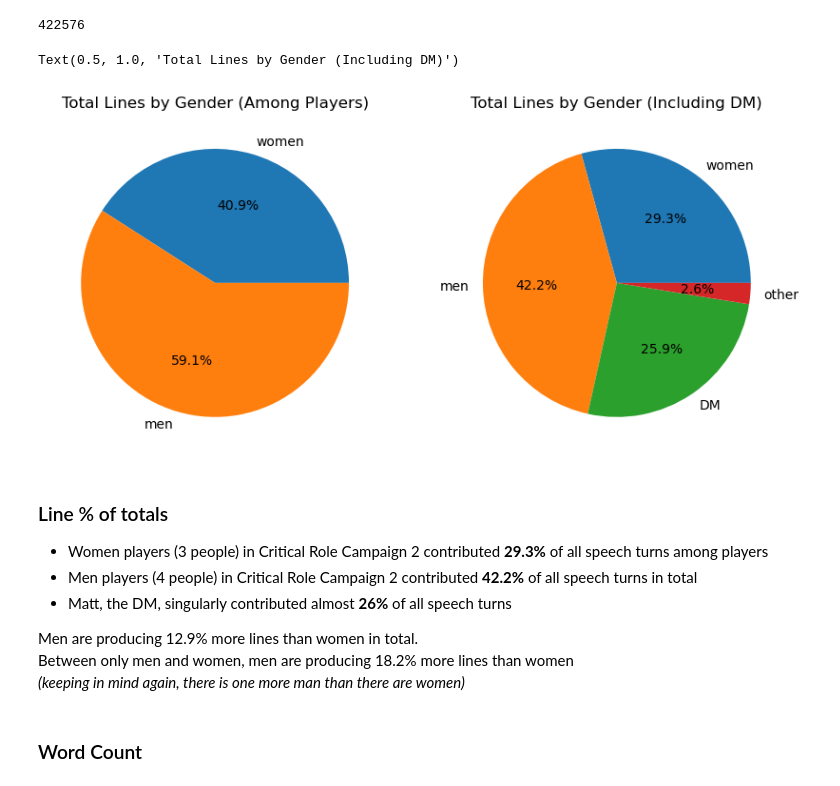
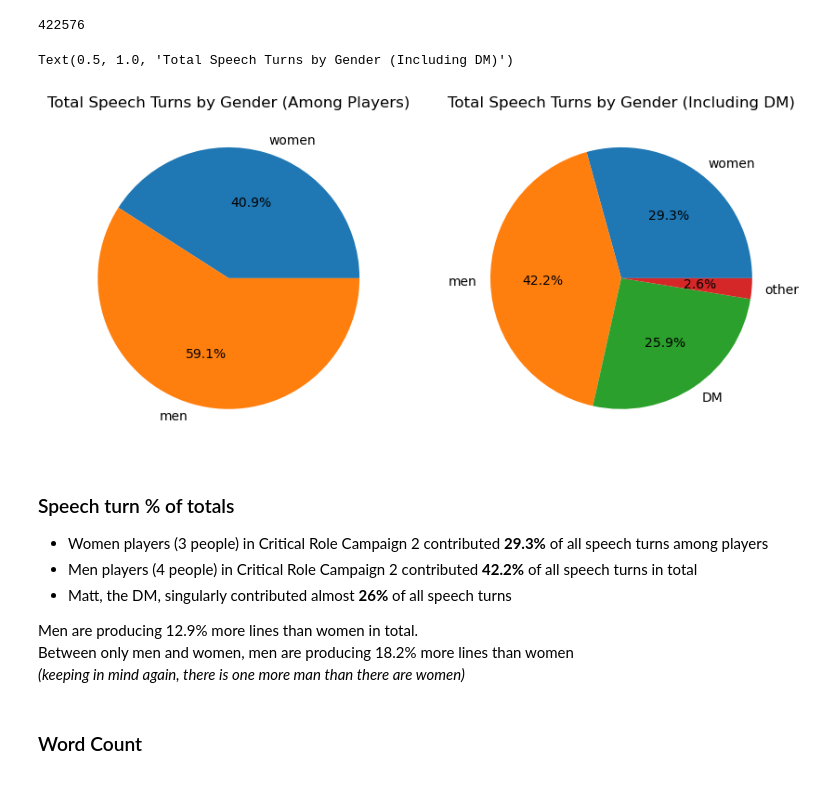
Before and after one commit to Data-Science-for-Linguists-2025/Critical-Role-Analysis, a Jupyter notebook: notebooks/cr_analysis.ipynb, the cells around one changed output. Cells and saved outputs as stored; diff of their text form; code cells hidden in the pictures.

```diff
--- a/notebooks/cr_analysis.ipynb
+++ b/notebooks/cr_analysis.ipynb
@@ -673,21 +683,21 @@ all_lines = pd.concat(dmnw)
 # %%
 fig, (ax1,ax2) = plt.subplots(1,2,figsize=(10,10))
 
 labels = mnwlines['val']
 values = mnwlines['speech']
 ax1.pie(values,labels = labels, autopct = '%1.1f%%') #plot first pie
-ax1.set_title('Total Lines by Gender (Among Players)')
+ax1.set_title('Total Speech Turns by Gender (Among Players)')
 
 
 labels = all_lines['val']
 values = all_lines['speech']
 ax2.pie(values,labels = labels, autopct = '%1.1f%%') #plot second pie
-ax2.set_title('Total Lines by Gender (Including DM)')
+ax2.set_title('Total Speech Turns by Gender (Including DM)')
 # %% [output]
-Text(0.5, 1.0, 'Total Lines by Gender (Including DM)')
+Text(0.5, 1.0, 'Total Speech Turns by Gender (Including DM)')
-[figure, old version]
+[figure, new version]
 # %% [markdown]
-### Line % of totals
+### Speech turn % of totals
 
 - Women players (3 people) in Critical Role Campaign 2 contributed **29.3%** of all speech turns among players
 - Men players (4 people) in Critical Role Campaign 2 contributed **42.2%** of all speech turns in total
```
Also changed, not shown: parts of 27 cells of this notebook.
